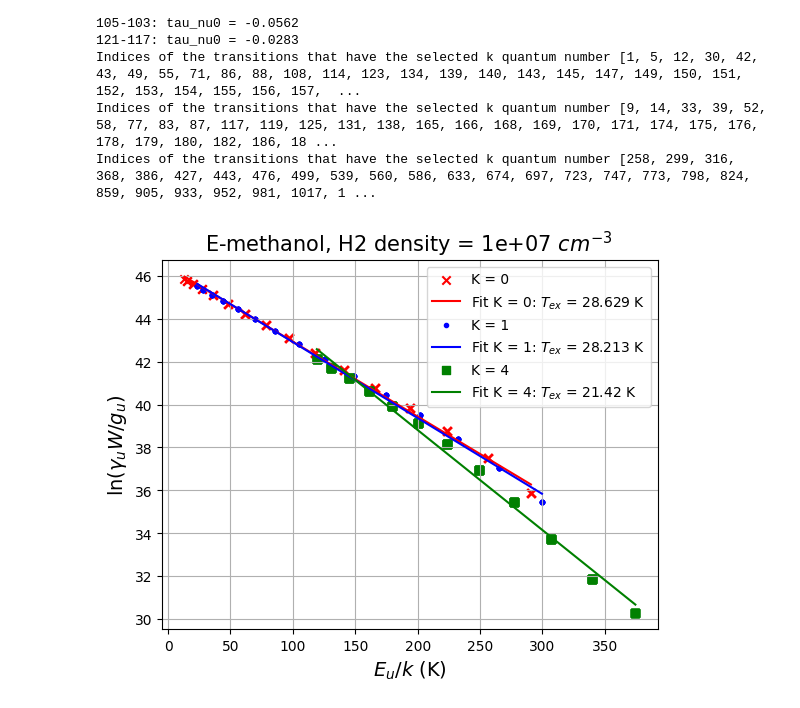
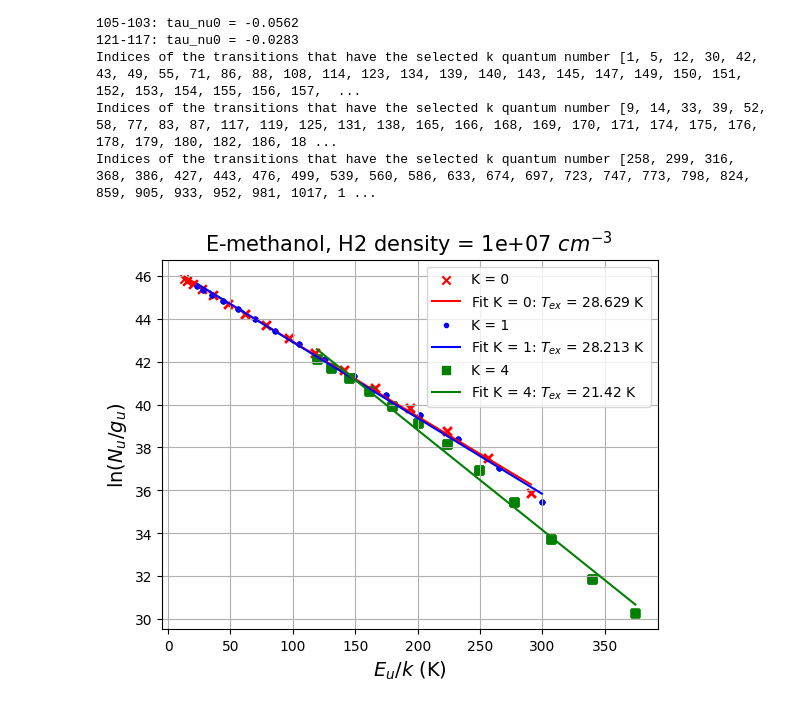
Before and after one commit to aleksej-rodano/phas0052_project, a Jupyter notebook: pythonradex_clean.ipynb, the cells around one changed output. Cells and saved outputs as stored; diff of their text form; code cells hidden in the pictures.

Commit message:
changes y axis label in population diagram

```diff
--- a/pythonradex_clean.ipynb
+++ b/pythonradex_clean.ipynb
@@ -1687,32 +1687,32 @@ for data, label, color, marker in zip(data_sets, labels, colors, markers):
     T_ex = -1 / fit[0]  # Rotational temperature from slope
 
     # Calculate the fitted y-values
     x_fit = np.linspace(min(data["Eu"]), max(data["Eu"]), 100)
     y_fit = fit[0] * x_fit + fit[1]
 
     # Calculate chi-squared
     y_fit_observed = fit[0] * data["Eu"] + fit[1]
     # chi_squared = np.sum(((y_values - y_fit_observed) ** 2) / y_fit_observed)
     # chi_squared_red = chi_squared / (len(data["Eu"]) - 2)
 
     # Plot the best-fit line
     plt.plot(
         x_fit,
         y_fit,
         linestyle="-",
         color=color,
         # label=(f"Fit {label}: $T_{{ex}}$ = {T_ex:.5g} K\n$\chi^2_{{red}}$ = {chi_squared_red:.5g}"), # Uncomment to show reduced chi-squared
         label=(f"Fit {label}: $T_{{ex}}$ = {T_ex:.5g} K"),
     )
 
 # Set plot labels and title
 plt.xlabel(r"$E_u/k$ (K)", fontsize=14)
-plt.ylabel(r"$\ln(\gamma_u W / g_u)$", fontsize=14)
+plt.ylabel(r"$\ln(N_u / g_u)$", fontsize=14)
 plt.title(f"E-methanol, H2 density = {h2_density_nonLTE['H2'] * constants.centi**3:.0e} $cm^{{-3}}$ ", fontsize=15)
 
 # Show legend and grid
 plt.legend()
 ax.grid()
 plt.show()
 # %% [output]
-[figure, old version]
+[figure, new version]
```
Also changed, not shown: parts of 3 cells of this notebook.
